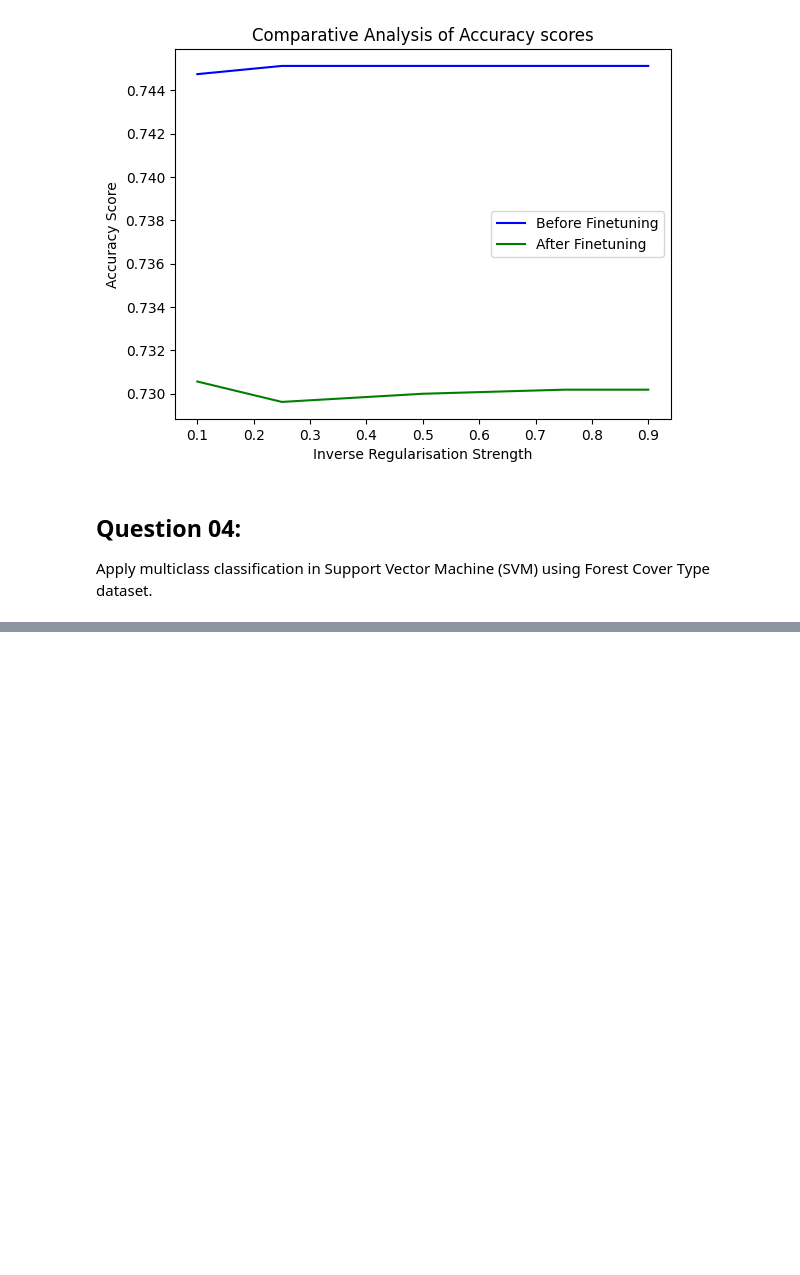
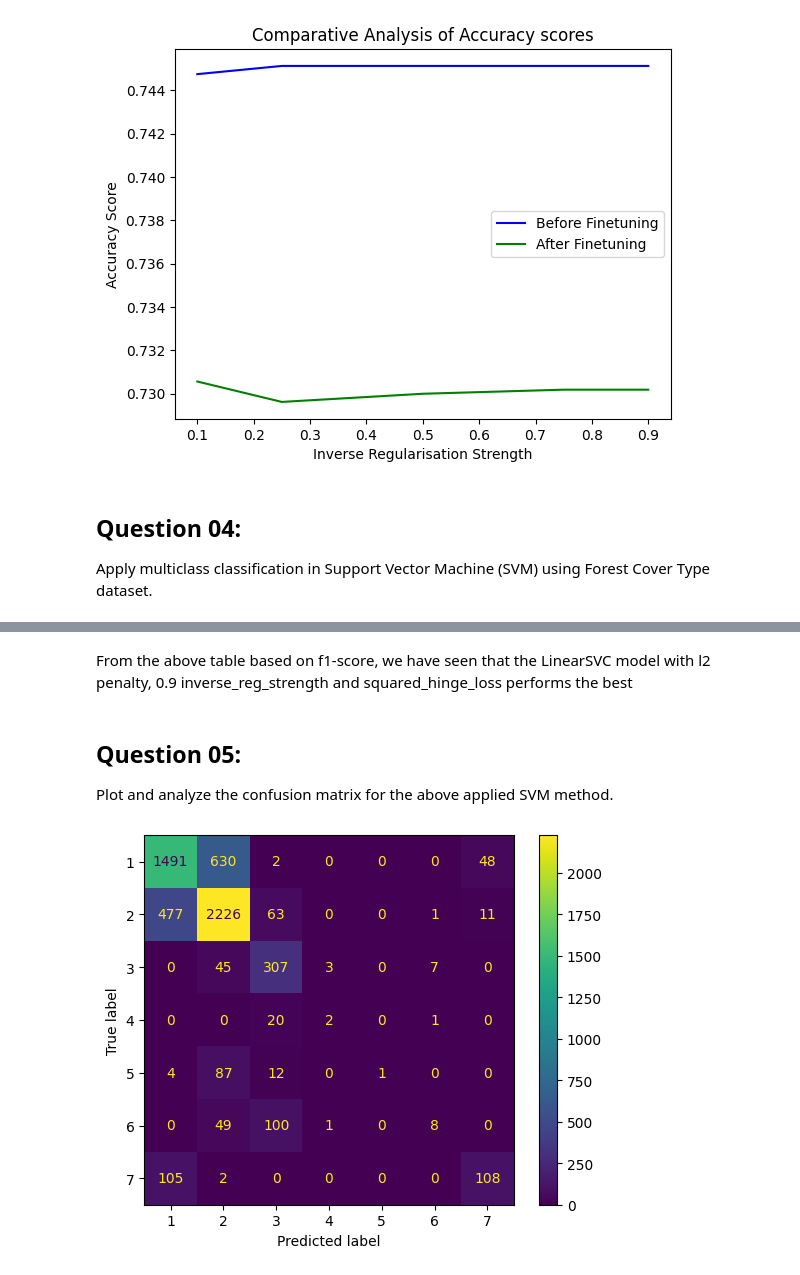
Before and after one commit to FardeenCODEIIEST/MachineLearningLab-CS-4172-, a Jupyter notebook: Assignment03/Assignment03.ipynb, the cells around one changed output, grey strips where cells are left out. Saved outputs shown, nothing was run; the diff lists cells and outputs as text; code cells hidden in the pictures; blank space fills up the shorter version.

```diff
--- a/Assignment03/Assignment03.ipynb
+++ b/Assignment03/Assignment03.ipynb
@@ -360,0 +439,24 @@ Cover Type dataset.
+# %% [markdown]
+From the above table based on f1-score, we have seen that the LinearSVC model with l2 penalty, 0.9 inverse_reg_strength and squared_hinge_loss performs the best
+# %% [markdown]
+## Question 05:
+Plot and analyze the confusion matrix for the above applied SVM method.
+# %%
+from sklearn.metrics import ConfusionMatrixDisplay,confusion_matrix
+
+model = LinearSVC(
+    penalty='l2',
+    C=0.9,
+    loss='squared_hinge',
+    max_iter=10000
+).fit(X_train,y_train)
+
+y_pred = model.predict(X_test)
+matrix = confusion_matrix(y_test,y_pred,labels=model.classes_)
+disp = ConfusionMatrixDisplay(confusion_matrix=matrix, display_labels= model.classes_)
+
+disp.plot()
+
+plt.show()
+# %% [output]
+[figure, added]
```
Also changed, not shown: parts of 23 cells of this notebook, 1 other file.
